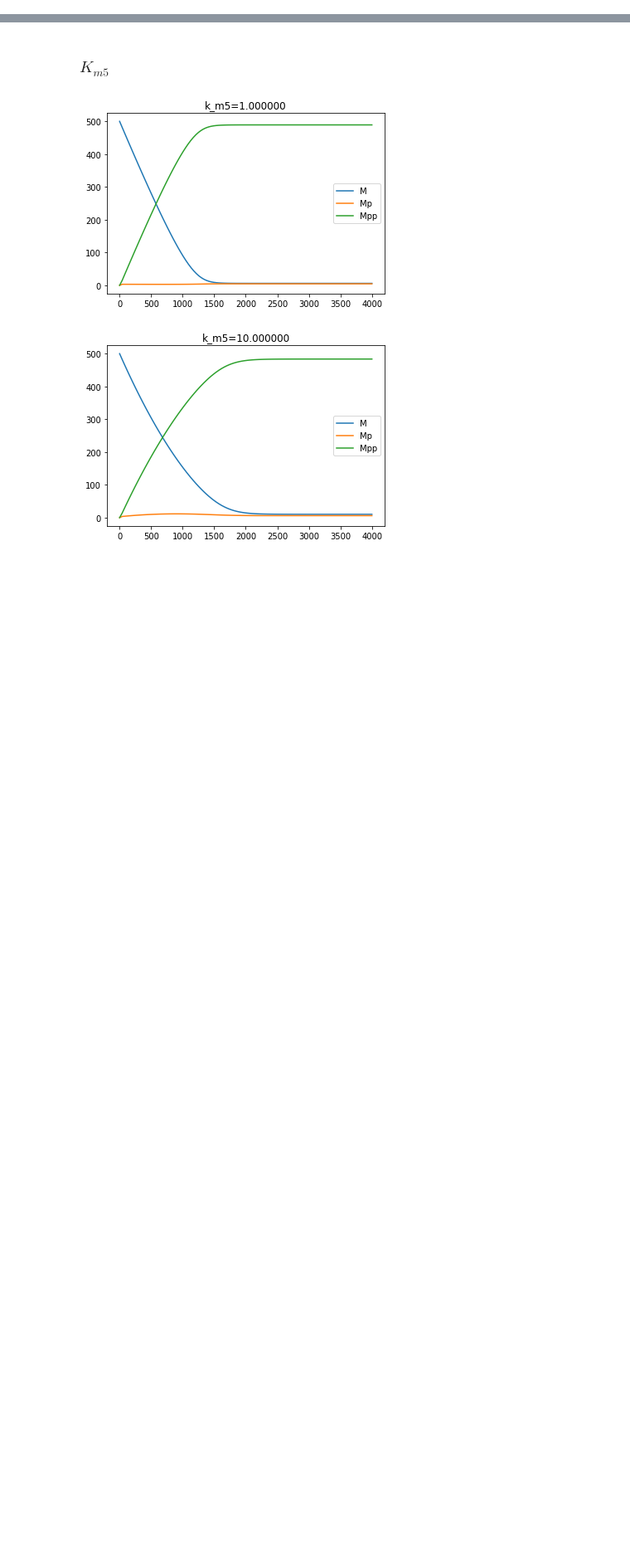
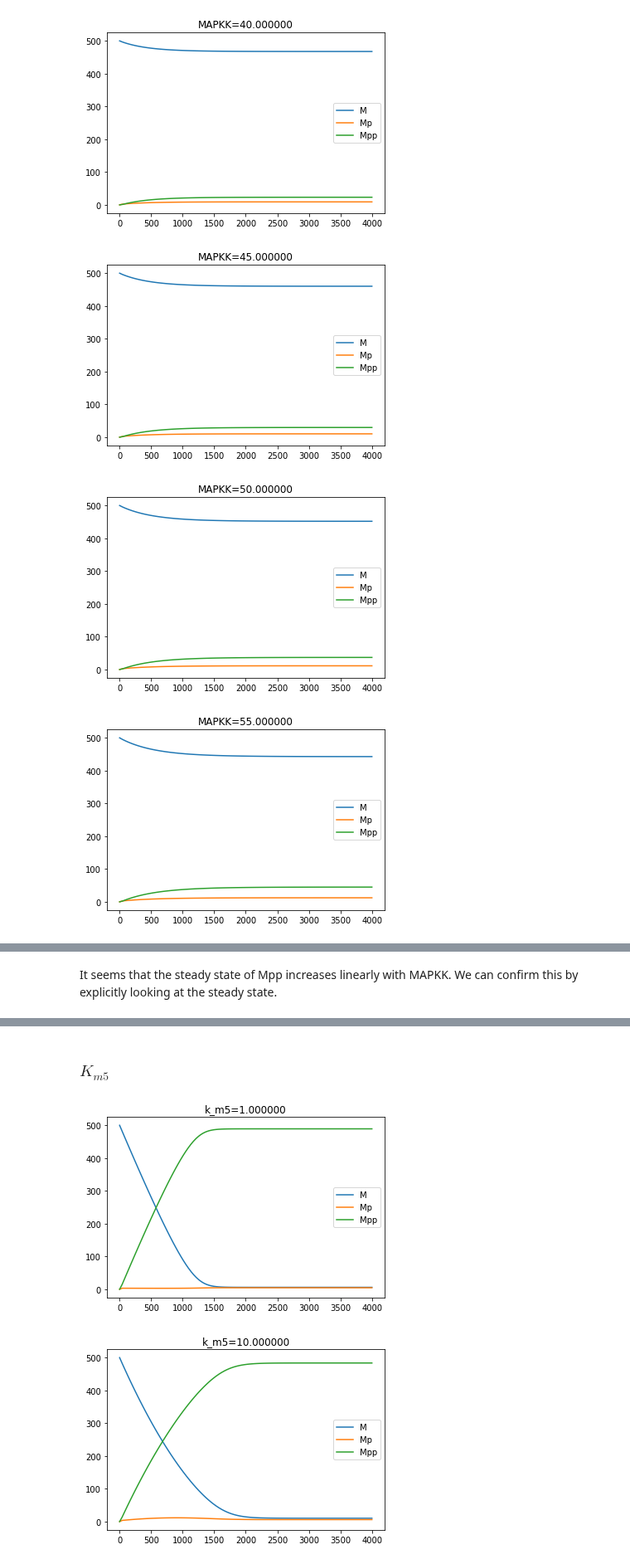
Before and after one commit to ModelEngineering/advancing-biomedical-models, a Jupyter notebook: lectures/lecture_13/lecture_13_Case_Study_MAPK.ipynb, the cells around one changed output, grey strips where cells are left out. Shown at 83% size. Cells and saved outputs as stored; diff of their text form; code cells hidden in the pictures; blank space fills up the shorter version.

```diff
--- a/lectures/lecture_13/lecture_13_Case_Study_MAPK.ipynb
+++ b/lectures/lecture_13/lecture_13_Case_Study_MAPK.ipynb
@@ -48,11 +53,12 @@ Check that the behavior looks like Figure 3. That is, we get the expected values
 # %%
-def plotParameterDynamics(name, values, others_dict={}):
+# This function allows us to explore the effects of one model parameter
+def plotParameterDynamics(name, values, others_dict={}, sim_time=4000):
     for value in values:
         parameters = mf.makeParameters([name], values=[value], maxs=[value] )
         for other_name in others_dict.keys():
             other_value = others_dict[other_name]
             parameters.add(other_name, value=other_value, min=other_value*0.99, max=other_value*1.01)
-        data = mf.runSimulation(parameters=parameters, model=model, sim_time=4000, num_points=100)
+        data = mf.runSimulation(parameters=parameters, model=model, sim_time=sim_time, num_points=100)
         plt.plot(data[:,0], data[:,1:])
         plt.legend(['M', 'Mp', 'Mpp'])
         plt.title("%s=%f" % (name, float(value)))
@@ -67,0 +66,7 @@ plotParameterDynamics('MAPKK', [5, 10, 20, 30, 60])
+# %%
+plotParameterDynamics('MAPKK', [40, 45, 50, 55, 60])
+# %% [output]
+[figure, added]
+[figure, added]
+[figure, added]
+[figure, added]
@@ -67,0 +74,2 @@ plotParameterDynamics('MAPKK', [5, 10, 20, 30, 60])
+# %% [markdown]
+It seems that the steady state of Mpp increases linearly with MAPKK. We can confirm this by explicitly looking at the steady state.
```
Also changed, not shown: parts of 13 cells of this notebook.
